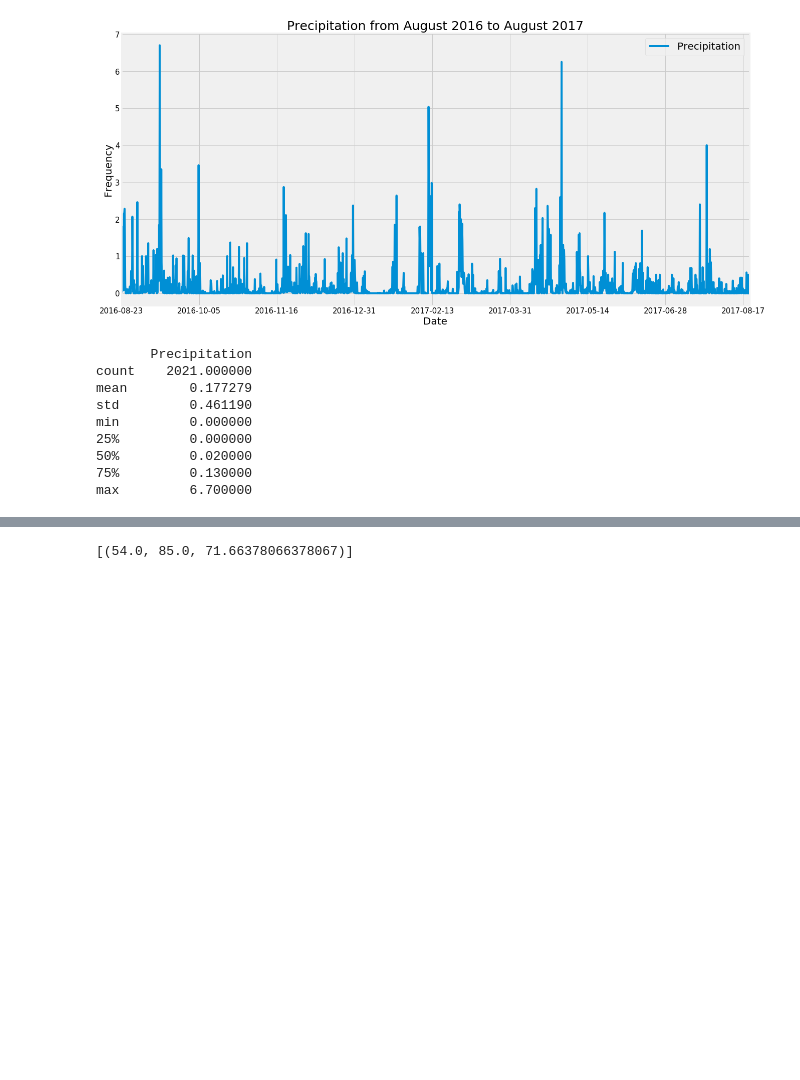
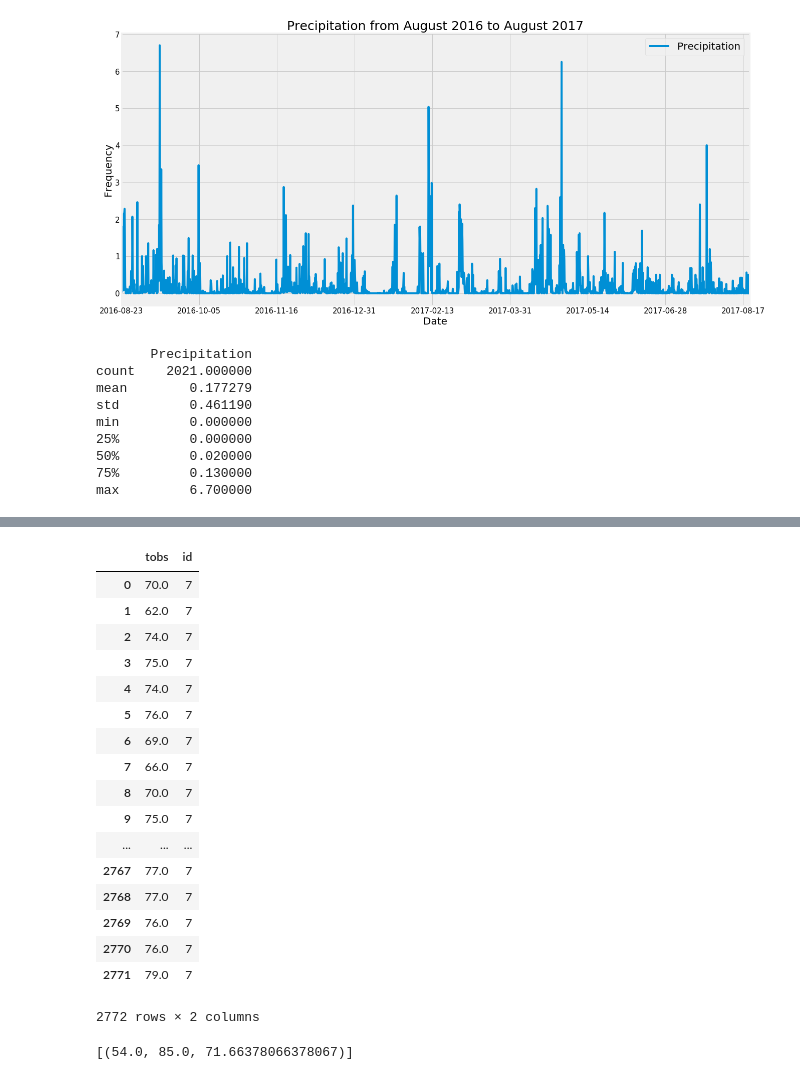
Before and after one commit to josephsy96/sqlalchemy-challenge, a Jupyter notebook: climate_starter.ipynb, the cells around one changed output, grey strips where cells are left out. Drawn from its saved outputs; the diff is of its cells as text; code cells hidden in the pictures; blank space fills up the shorter version.

```diff
--- a/climate_starter.ipynb
+++ b/climate_starter.ipynb
@@ -124,3 +129,27 @@ station_df
+# %%
+s = session.query(Measurement.tobs,Station.id)\
+    .filter(Measurement.station==Station.station).filter(Station.station=='USC00519281').statement
+
+pd.read_sql(s,session.bind)
+# %% [output]
+|  | tobs | id |
+| 0 | 70.0 | 7 |
+| 1 | 62.0 | 7 |
+| 2 | 74.0 | 7 |
+| 3 | 75.0 | 7 |
+| 4 | 74.0 | 7 |
+| 5 | 76.0 | 7 |
+| 6 | 69.0 | 7 |
+| 7 | 66.0 | 7 |
+| 8 | 70.0 | 7 |
+| 9 | 75.0 | 7 |
+| ... | ... | ... |
+| 2767 | 77.0 | 7 |
+| 2768 | 77.0 | 7 |
+| 2769 | 76.0 | 7 |
+| 2770 | 76.0 | 7 |
+| 2771 | 79.0 | 7 |
+2772 rows × 2 columns
 # %%
 # Using the station id from the previous query, calculate the lowest temperature recorded,
 # highest temperature recorded, and average temperature of the most active station?
```
Also changed, not shown: parts of 2 cells of this notebook.
